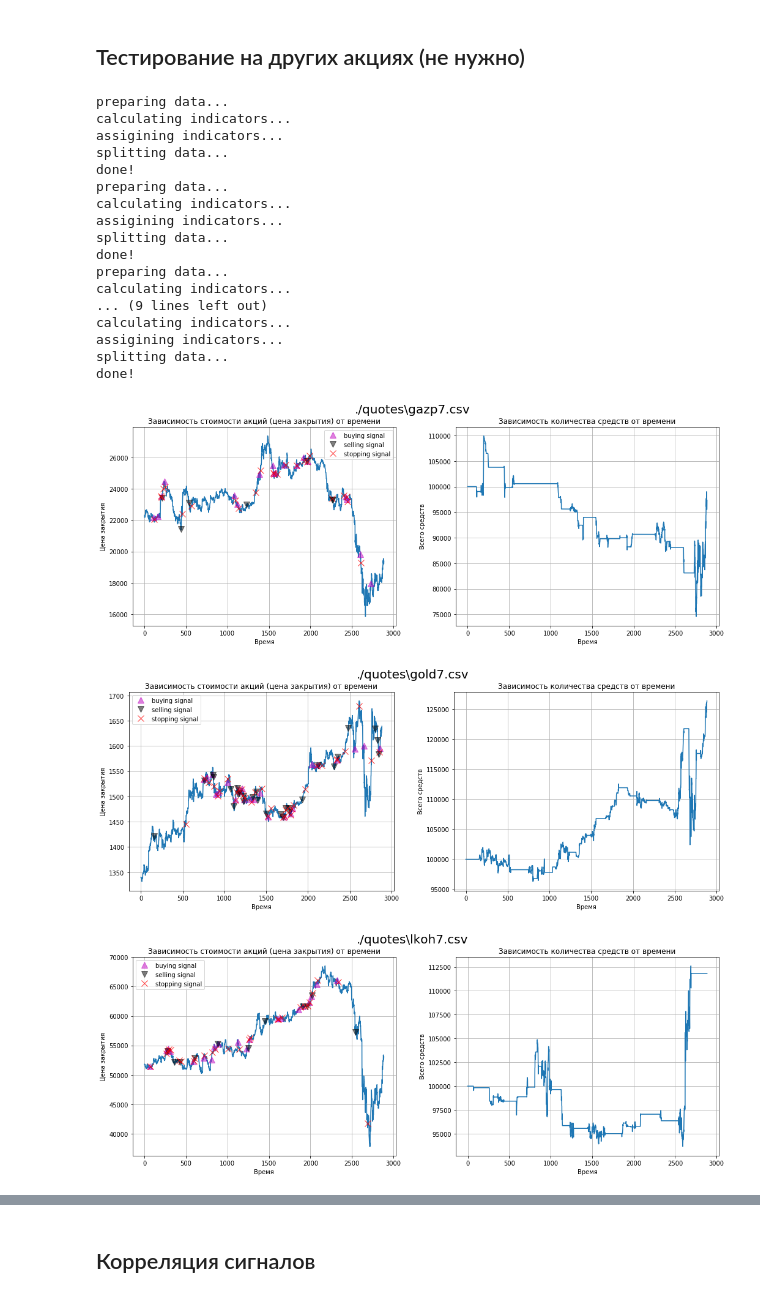
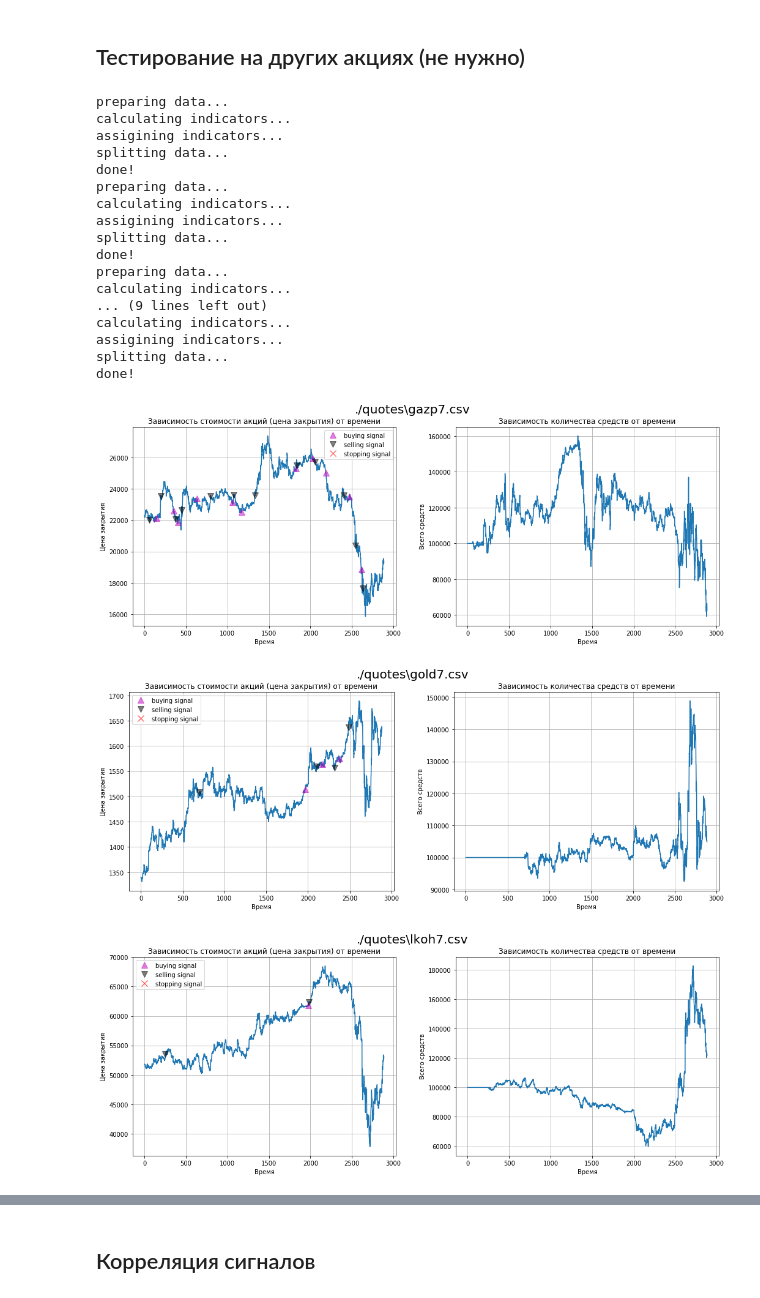
Before and after one commit to andtun/TradingBot-CourseWork, a Jupyter notebook: newpreprocess.ipynb, the cells around one changed output, grey strips where cells are left out. Drawn from its saved outputs; the diff is of its cells as text; code cells hidden in the pictures.

```diff
--- a/newpreprocess.ipynb
+++ b/newpreprocess.ipynb
@@ -262,10 +264,10 @@ def model_test(fname, data_test, dfcopy):
     stats = []
     stops = []
 
-    #preds = model.predict(data_test)
-    preds = np.random.uniform(size=len(data_test))
+    preds = model.predict(data_test)
+    #preds = np.random.uniform(size=len(data_test))
     #print(preds)
-    #preds = list(TA.SMA(pd.DataFrame(preds, columns=['close']), period=4).fillna(0.5))
+    preds = list(TA.SMA(pd.DataFrame(preds, columns=['close']), period=4).fillna(0.5))
     #preds = np.zeros((len(data_test),))
     temp_df = np.array(dfcopy.copy())
     #temp_df = temp_df[int(len(dfcopy)*TRAIN_TEST_SPLIT):].values
@@ -404,29 +425,32 @@ tracking <tf.Variable 'Variable_41:0' shape=() dtype=int32> fn
 # %% [markdown]
 ## Тестирование на других акциях (не нужно)
 # %%
+WINDOW_SIZE = 60
 TRAIN_TEST_SPLIT = 0.0
-SURE = 0.015
+SURE = 0.065
+STOP = 0.0
 for p in hours_dirs:
+    pca = PCA(12)
     if 'sbrf7' not in p:
         automated_test(p, p, cut=3000)
 # %% [output]
 preparing data...
 calculating indicators...
 assigining indicators...
 splitting data...
 done!
 preparing data...
 calculating indicators...
 assigining indicators...
 splitting data...
 done!
 preparing data...
 calculating indicators...
 ... (9 lines left out)
 calculating indicators...
 assigining indicators...
 splitting data...
 done!
-[figure, old version]
+[figure, new version]
-[figure, old version]
+[figure, new version]
-[figure, old version]
+[figure, new version]
```
Also changed, not shown: parts of 3 cells of this notebook, 1 other file.
